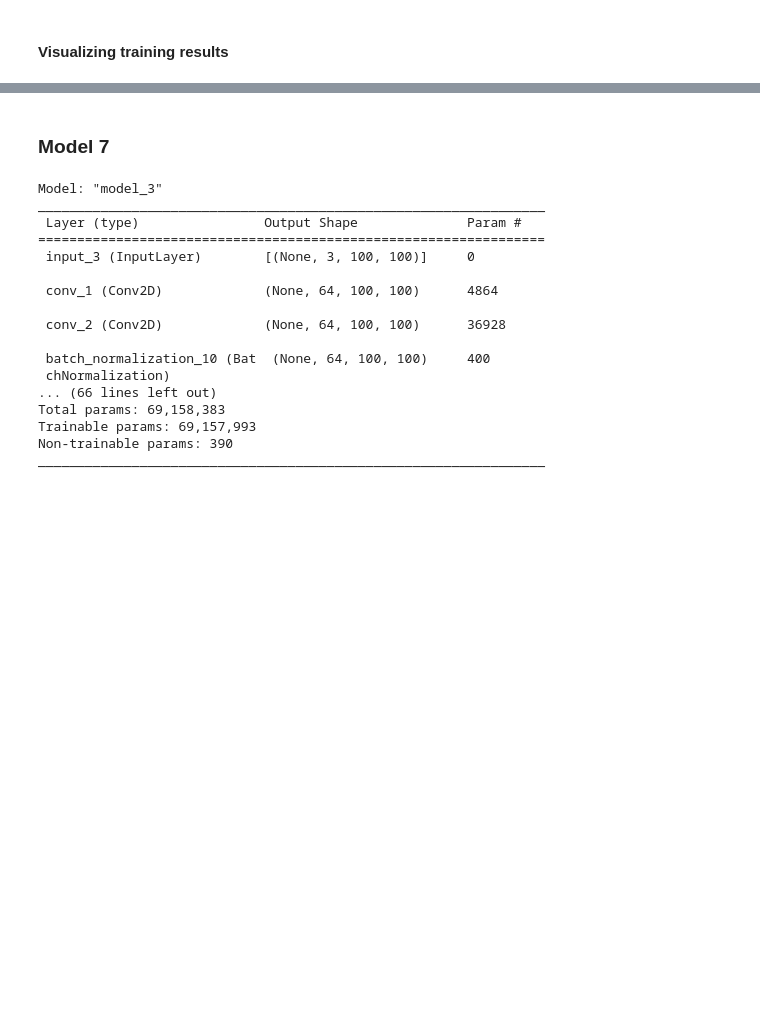
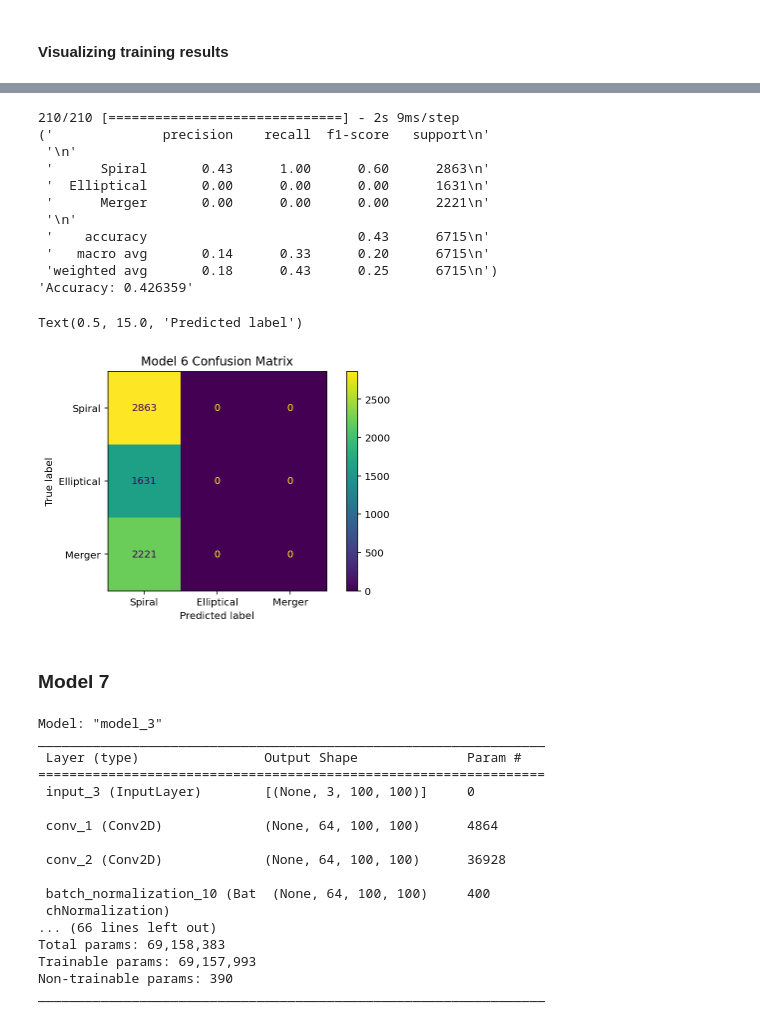
Before and after one commit to marinadunn/thesis, a Jupyter notebook: LSST.ipynb, the cells around one changed output, grey strips where cells are left out. Saved outputs shown, nothing was run; the diff lists cells and outputs as text; code cells hidden in the pictures; blank space fills up the shorter version.

Commit message:
add completed Model 6

```diff
--- a/LSST.ipynb
+++ b/LSST.ipynb
@@ -1594,5 +1603,5 @@ axis1.legend(loc='lower left')
 # %%
-y_pred = model5.predict(X_test_10)
+y_pred = model6.predict(X_test_10)
 y_pred = np.argmax(y_pred, axis=1)
 y_test = np.argmax(Y_test, axis=1)
 
@@ -1611,3 +1620,4 @@ plt.title('Model 6 Confusion Matrix')
 plt.tight_layout()
 plt.ylabel('True label')
 plt.xlabel('Predicted label')
+# %% [output]
@@ -1614,3 +1625,16 @@ plt.xlabel('Predicted label')
+210/210 [==============================] - 2s 9ms/step
+('              precision    recall  f1-score   support\n'
+ '\n'
+ '      Spiral       0.43      1.00      0.60      2863\n'
+ '  Elliptical       0.00      0.00      0.00      1631\n'
+ '      Merger       0.00      0.00      0.00      2221\n'
+ '\n'
+ '    accuracy                           0.43      6715\n'
+ '   macro avg       0.14      0.33      0.20      6715\n'
+ 'weighted avg       0.18      0.43      0.25      6715\n')
+'Accuracy: 0.426359'
+Text(0.5, 15.0, 'Predicted label')
+[figure, added]
 # %% [markdown]
 ### Model 7
 # %%
```
Also changed, not shown: parts of 5 cells of this notebook.
